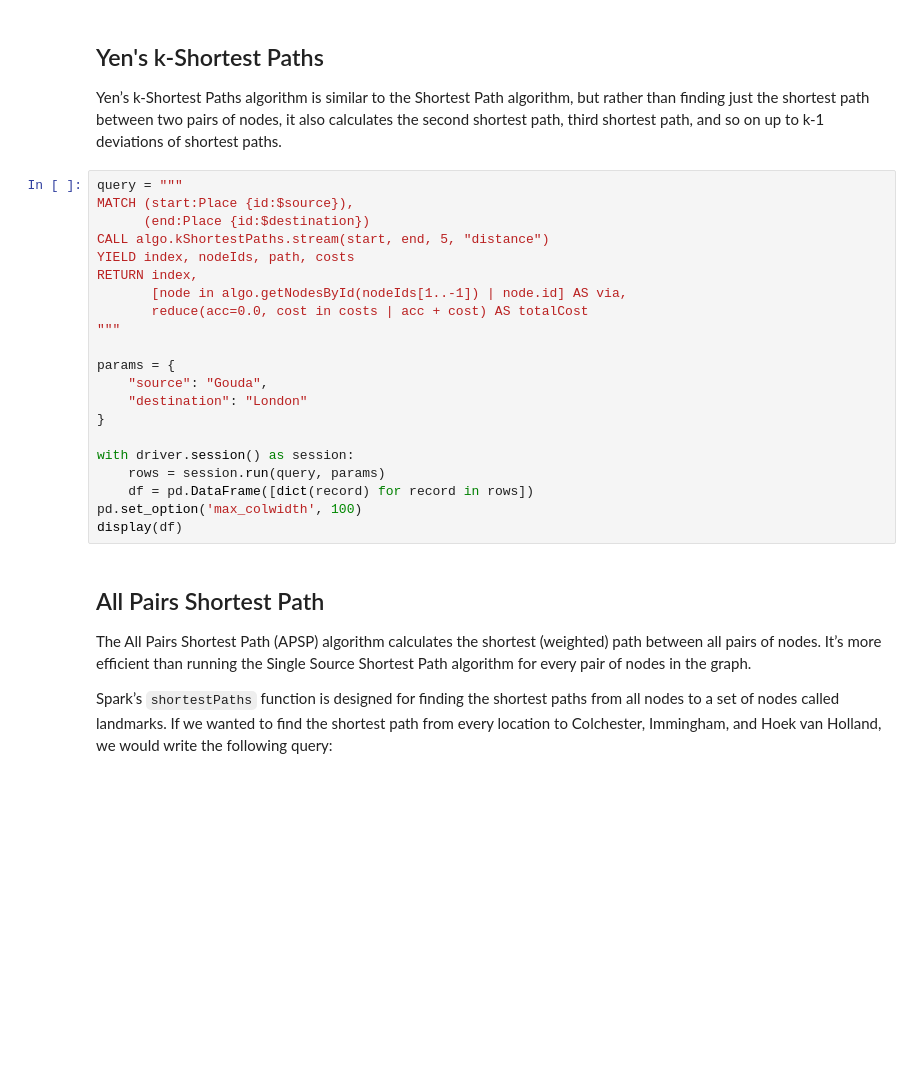
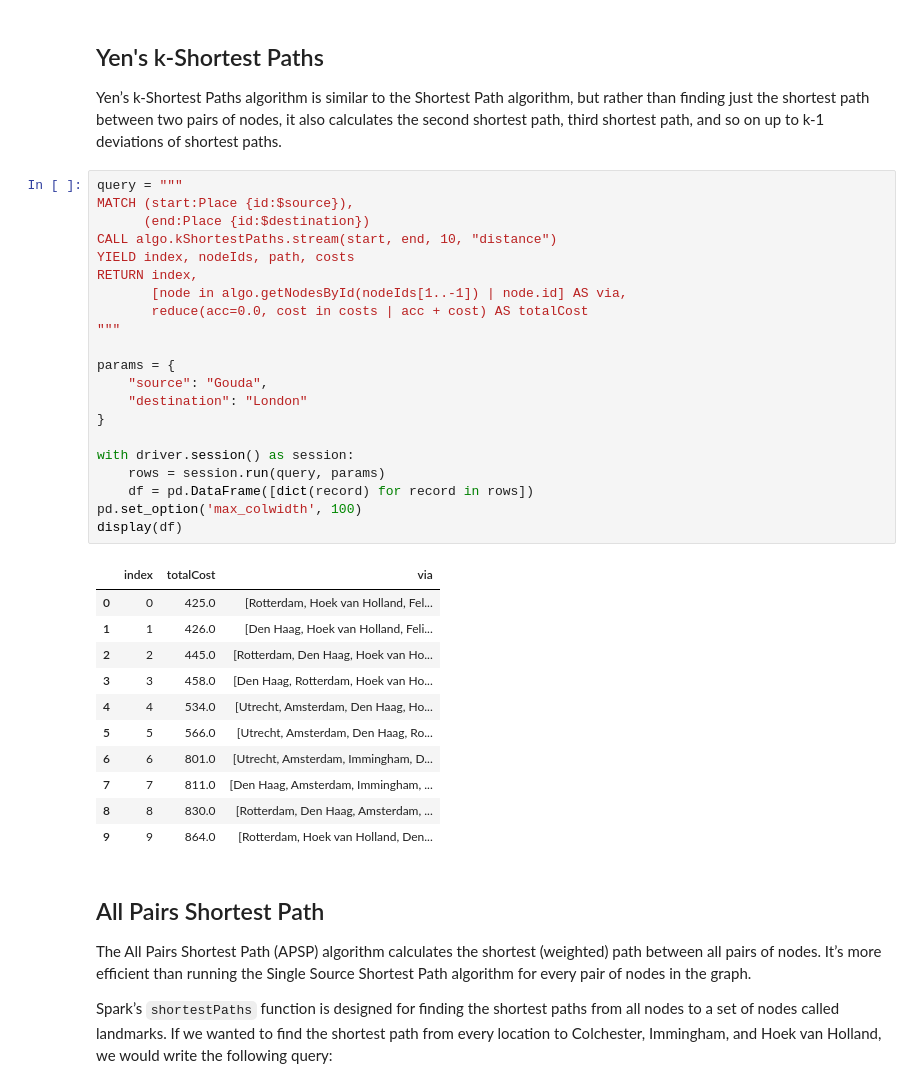
Before and after one commit to kgdrathan/graph-algorithms-in-practice, a Jupyter notebook: solutions/Module2.ipynb, the cells around one changed output. Saved outputs shown, nothing was run; the diff lists cells and outputs as text; blank space fills up the shorter version.

```diff
--- a/solutions/Module2.ipynb
+++ b/solutions/Module2.ipynb
@@ -382,24 +382,36 @@ Yen’s k-Shortest Paths algorithm is similar to the Shortest Path algorithm, bu
 # %%
 query = """
 MATCH (start:Place {id:$source}),
       (end:Place {id:$destination})
-CALL algo.kShortestPaths.stream(start, end, 5, "distance")
+CALL algo.kShortestPaths.stream(start, end, 10, "distance")
 YIELD index, nodeIds, path, costs
 RETURN index,
        [node in algo.getNodesById(nodeIds[1..-1]) | node.id] AS via,
        reduce(acc=0.0, cost in costs | acc + cost) AS totalCost
 """
 
 params = {
     "source": "Gouda",
     "destination": "London"
 }
 
 with driver.session() as session:
     rows = session.run(query, params)
     df = pd.DataFrame([dict(record) for record in rows])
 pd.set_option('max_colwidth', 100)
 display(df)
+# %% [output]
+|  | index | totalCost | via |
+| 0 | 0 | 425.0 | [Rotterdam, Hoek van Holland, Fel... |
+| 1 | 1 | 426.0 | [Den Haag, Hoek van Holland, Feli... |
+| 2 | 2 | 445.0 | [Rotterdam, Den Haag, Hoek van Ho... |
+| 3 | 3 | 458.0 | [Den Haag, Rotterdam, Hoek van Ho... |
+| 4 | 4 | 534.0 | [Utrecht, Amsterdam, Den Haag, Ho... |
+| 5 | 5 | 566.0 | [Utrecht, Amsterdam, Den Haag, Ro... |
+| 6 | 6 | 801.0 | [Utrecht, Amsterdam, Immingham, D... |
+| 7 | 7 | 811.0 | [Den Haag, Amsterdam, Immingham, ... |
+| 8 | 8 | 830.0 | [Rotterdam, Den Haag, Amsterdam, ... |
+| 9 | 9 | 864.0 | [Rotterdam, Hoek van Holland, Den... |
 # %% [markdown]
 ## All Pairs Shortest Path
 
```
Also changed, not shown: parts of 6 cells of this notebook, 1 other file.
